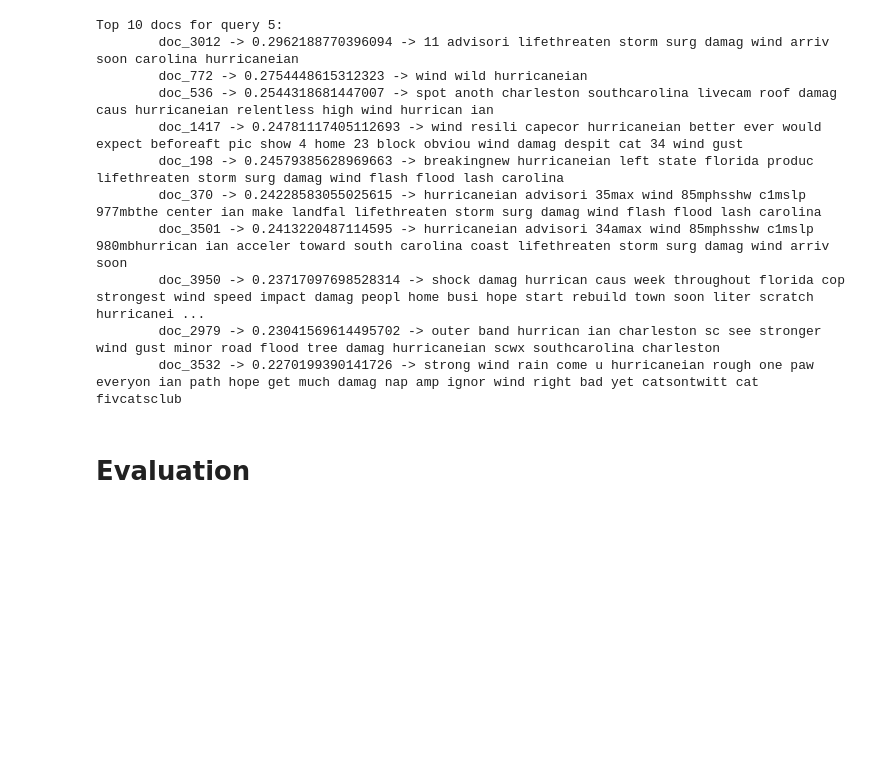
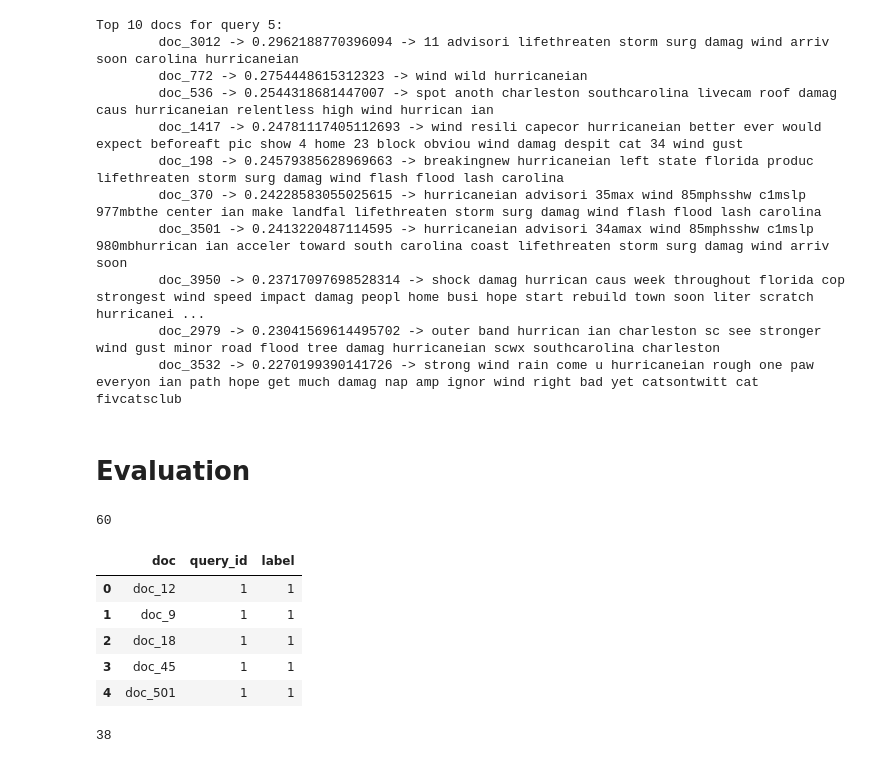
Before and after one commit to N4s4r/IRWA-2022-u172938-u173480-u176347, a Jupyter notebook: indexing_and_evaluation.ipynb, the cells around one changed output. Drawn from its saved outputs; the diff is of its cells as text; code cells hidden in the pictures; blank space fills up the shorter version.

```diff
--- a/indexing_and_evaluation.ipynb
+++ b/indexing_and_evaluation.ipynb
@@ -286,3 +282,18 @@ Top 10 docs for query 5:
         doc_3532 -> 0.2270199390141726 -> strong wind rain come u hurricaneian rough one paw everyon ian path hope get much damag nap amp ignor wind right bad yet catsontwitt cat fivcatsclub
 # %% [markdown]
 # Evaluation
+# %%
+df_evaluation = pd.read_csv('data/evaluation_gt.csv')
+# %%
+len(df_evaluation)
+# %% [output]
+60
+# %%
+df_evaluation.head()
+# %% [output]
+|  | doc | query_id | label |
+| 0 | doc_12 | 1 | 1 |
+| 1 | doc_9 | 1 | 1 |
+| 2 | doc_18 | 1 | 1 |
+| 3 | doc_45 | 1 | 1 |
+| 4 | doc_501 | 1 | 1 |
@@ -288,0 +308,4 @@ Top 10 docs for query 5:
+# %%
+print(len(set(df_evaluation.doc)))
+# %% [output]
+38
```
Also changed, not shown: parts of 9 cells of this notebook.
